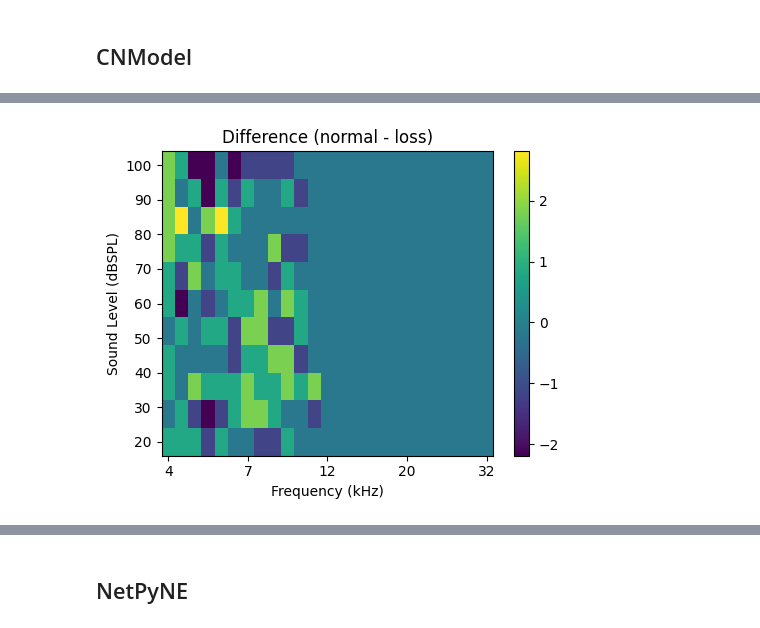
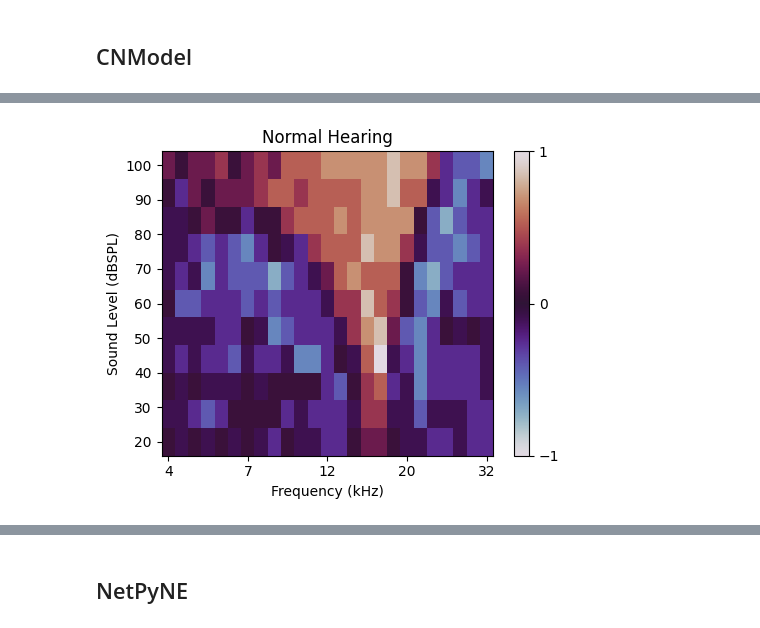
Before and after one commit to kedoxey/DCN_model, a Jupyter notebook: notebooks/plot_response_maps.ipynb, the cells around one changed output, grey strips where cells are left out. Saved outputs shown, nothing was run; the diff lists cells and outputs as text; code cells hidden in the pictures.

```diff
--- a/notebooks/plot_response_maps.ipynb
+++ b/notebooks/plot_response_maps.ipynb
@@ -18,4 +20,3 @@ rm_data_loss = pickle.load(open(os.path.join(output_dir, f'DATA-{filename}-loss.
 # %%
-freqs_log = rm_data_norm['freqs']
+freqs_log = rm_data_norm['freqs_log']
 levels = rm_data_norm['levels']
-matrix = rm_data_norm['matrix'] - rm_data_loss['matrix']
@@ -22,21 +45,22 @@ matrix = rm_data_norm['matrix'] - rm_data_loss['matrix']
 # %%
+# cmap = sns.color_palette("icefire", as_cmap=True)
+cmap = cm.twilight
 
-fig, axs = plt.subplots(1,1,figsize=(5,4))
+fig, axs = plt.subplots(1,1,figsize=(5,4))  #, layout='constrained')
 
-im = axs.pcolormesh(freqs_log, levels, matrix, cmap=cm.viridis)  # TODO: change colormap
-# axs.invert_yaxis()
-axs.set_xlabel('Frequency (kHz)')
+im = axs.pcolormesh(freqs_log, levels, rm_data_norm['matrix']/np.max(rm_data_norm['matrix']), cmap=cmap, vmin=-1, vmax=1)
+axs.set_title('Normal')
 axs.set_ylabel('Sound Level (dBSPL)')
-# axs.set_xscale('log')
 axs.set_xticks([freqs_log[i] for i in [0, 6, 12, 18, 24]])
 axs.set_xticklabels([4, 7, 12, 20, 32])
 
 # title = 'Hearing Loss' if 'loss' in self.hearing else 'Normal Hearing'
-axs.set_title('Difference (normal - loss)')
+axs.set_title('Normal Hearing')
+axs.set_xlabel('Frequency (kHz)')
 
-fig.colorbar(im)
+fig.colorbar(im, ticks=[-1,0,1])
 # fig.set_dpi(200)
 fig.tight_layout()
-fig.savefig(os.path.join(output_dir, 'response_map_difference.png'), dpi=300)
+fig.savefig(os.path.join(output_dir, 'normal_hearing_normalized.png'), dpi=300)
 # %% [output]
-[figure, old version]
+[figure, new version]
```
Also changed, not shown: parts of 9 cells of this notebook, 4 other files.
